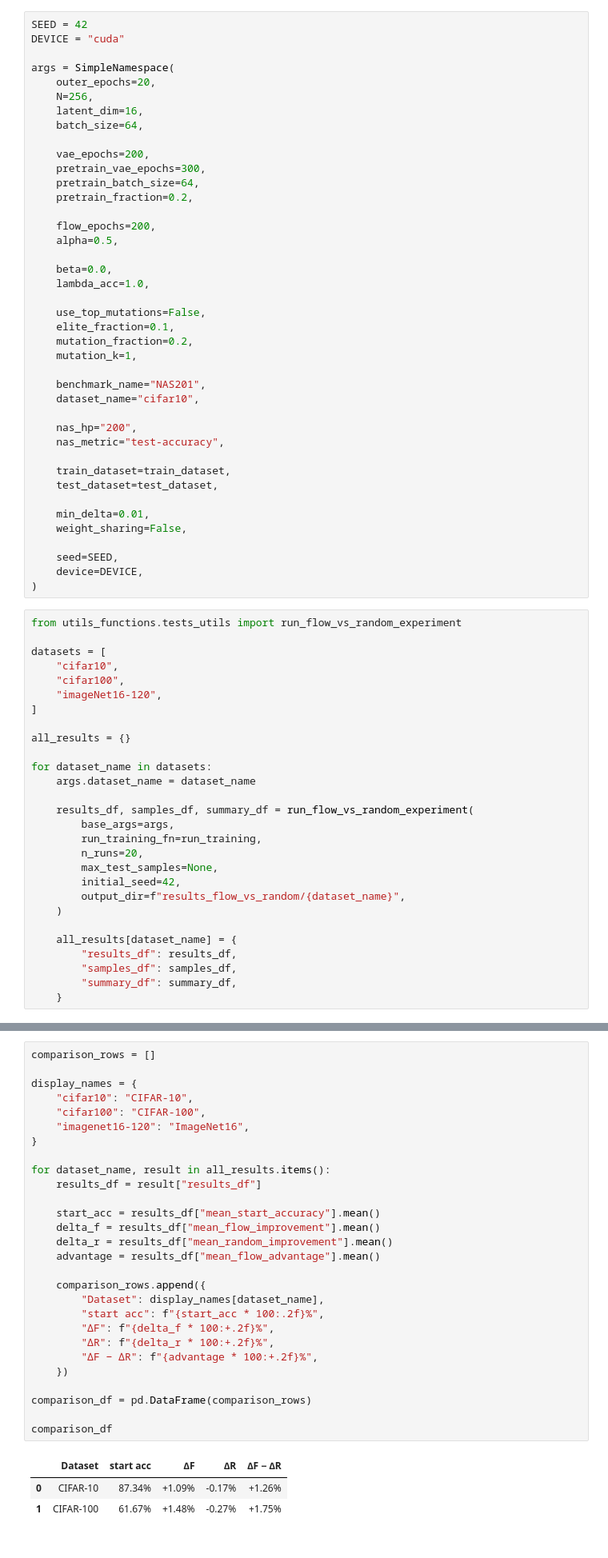
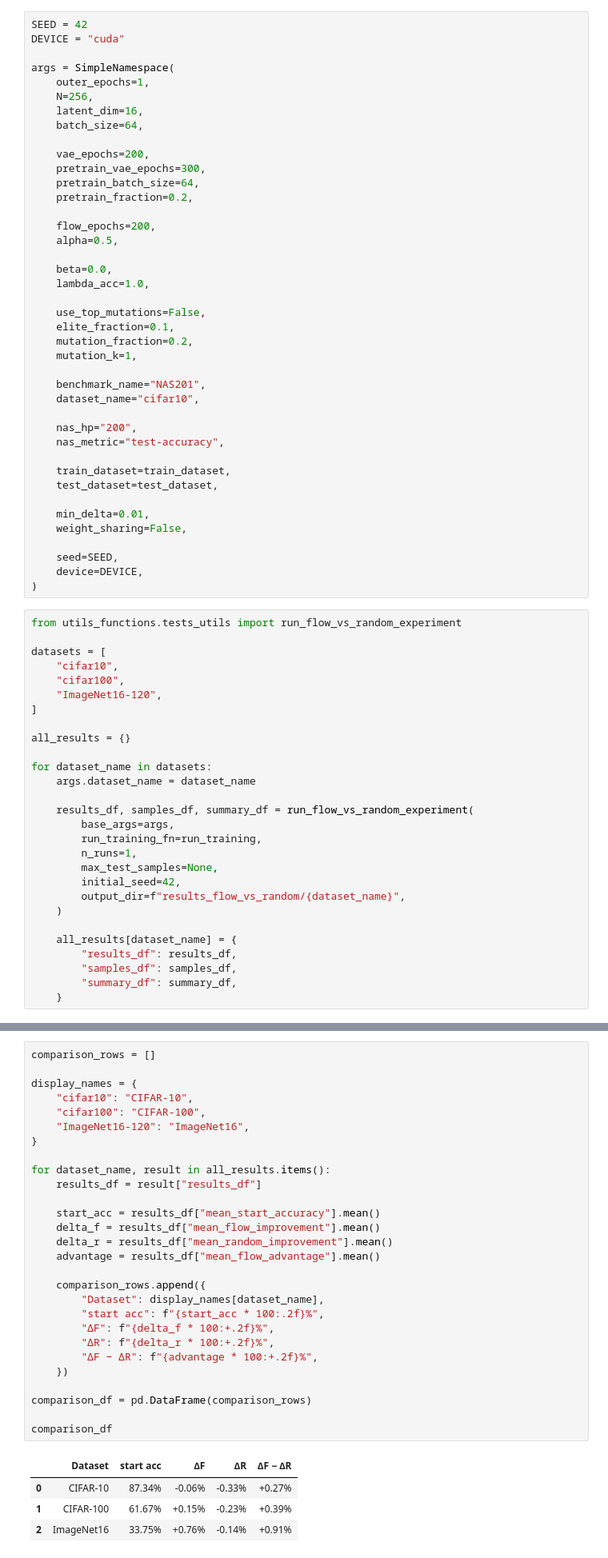
Before and after one commit to mvrmoris/Deep-Learning-Project, a Jupyter notebook: notebooks/experiments.ipynb, the cells around one changed output, grey strips where cells are left out. Shown at 80% size. Saved outputs shown, nothing was run; the diff lists cells and outputs as text.

```diff
--- a/notebooks/experiments.ipynb
+++ b/notebooks/experiments.ipynb
@@ -46,7 +44,7 @@ SEED = 42
 DEVICE = "cuda"
 
 args = SimpleNamespace(
-    outer_epochs=20,
+    outer_epochs=1,
     N=256,
     latent_dim=16,
     batch_size=64,
@@ -88,7 +86,7 @@ from utils_functions.tests_utils import run_flow_vs_random_experiment
 datasets = [
     "cifar10",
     "cifar100",
-    "imageNet16-120",
+    "ImageNet16-120",
 ]
 
 all_results = {}
@@ -99,7 +97,7 @@ for dataset_name in datasets:
     results_df, samples_df, summary_df = run_flow_vs_random_experiment(
         base_args=args,
         run_training_fn=run_training,
-        n_runs=20,
+        n_runs=1,
         max_test_samples=None,
         initial_seed=42,
         output_dir=f"results_flow_vs_random/{dataset_name}",
@@ -132,35 +129,36 @@ KeyError: 'imagenet16-120'
 # %%
 comparison_rows = []
 
 display_names = {
     "cifar10": "CIFAR-10",
     "cifar100": "CIFAR-100",
-    "imagenet16-120": "ImageNet16",
+    "ImageNet16-120": "ImageNet16",
 }
 
 for dataset_name, result in all_results.items():
     results_df = result["results_df"]
 
     start_acc = results_df["mean_start_accuracy"].mean()
     delta_f = results_df["mean_flow_improvement"].mean()
     delta_r = results_df["mean_random_improvement"].mean()
     advantage = results_df["mean_flow_advantage"].mean()
 
     comparison_rows.append({
         "Dataset": display_names[dataset_name],
         "start acc": f"{start_acc * 100:.2f}%",
         "∆F": f"{delta_f * 100:+.2f}%",
         "∆R": f"{delta_r * 100:+.2f}%",
         "∆F − ∆R": f"{advantage * 100:+.2f}%",
     })
 
 comparison_df = pd.DataFrame(comparison_rows)
 
 comparison_df
 # %% [output]
 |  | Dataset | start acc | ∆F | ∆R | ∆F − ∆R |
-| 0 | CIFAR-10 | 87.34% | +1.09% | -0.17% | +1.26% |
-| 1 | CIFAR-100 | 61.67% | +1.48% | -0.27% | +1.75% |
+| 0 | CIFAR-10 | 87.34% | -0.06% | -0.33% | +0.27% |
+| 1 | CIFAR-100 | 61.67% | +0.15% | -0.23% | +0.39% |
+| 2 | ImageNet16 | 33.75% | +0.76% | -0.14% | +0.91% |
 # %% [markdown]
 ## with weight sharing:
 # %%
```
Also changed, not shown: parts of 7 cells of this notebook, 23 other files.
